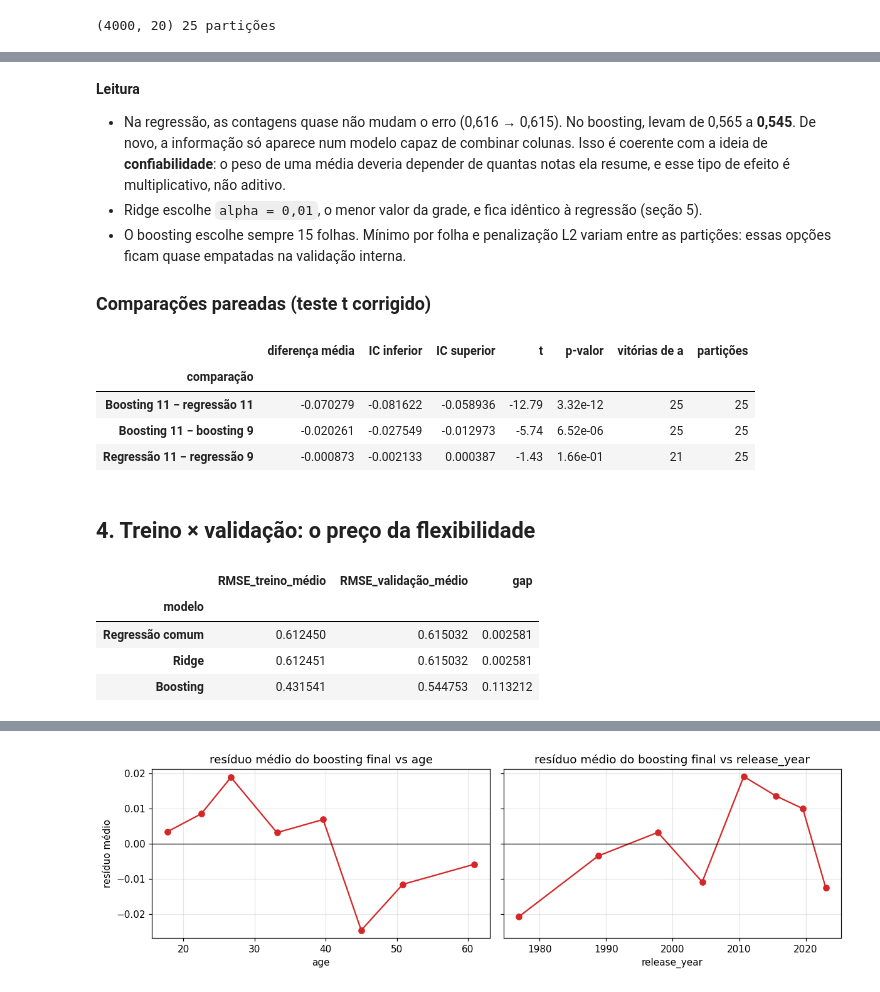
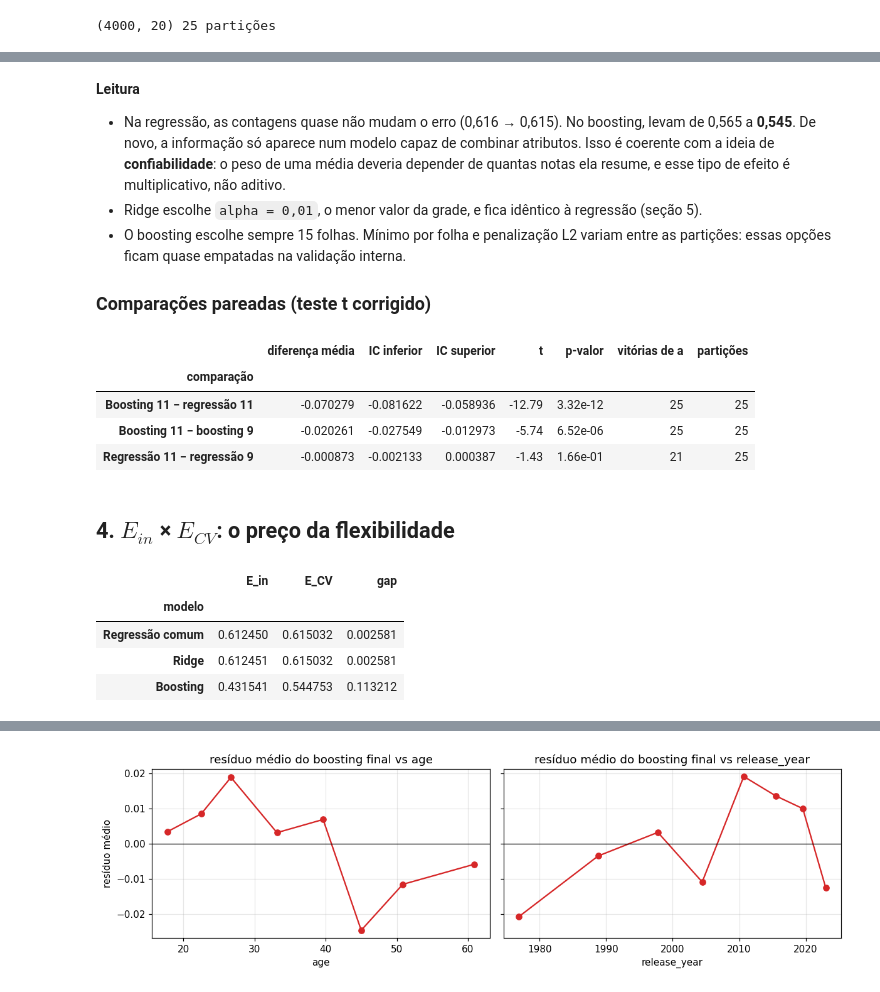
Before and after one commit to Robootic/movie-rating-prediction, a Jupyter notebook: notebooks/10_testes_finais.ipynb, the cells around one changed output, grey strips where cells are left out. Drawn from its saved outputs; the diff is of its cells as text; code cells hidden in the pictures.

```diff
--- a/notebooks/10_testes_finais.ipynb
+++ b/notebooks/10_testes_finais.ipynb
@@ -118,7 +118,7 @@ display(counts.to_frame())
 |  | 10.0 | 15 | 20 | 5 |
 # %% [markdown]
 **Leitura**
-- Na regressão, as contagens quase não mudam o erro (0,616 → 0,615). No boosting, levam de 0,565 a **0,545**. De novo, a informação só aparece num modelo capaz de combinar colunas. Isso é coerente com a ideia de **confiabilidade**: o peso de uma média deveria depender de quantas notas ela resume, e esse tipo de efeito é multiplicativo, não aditivo.
+- Na regressão, as contagens quase não mudam o erro (0,616 → 0,615). No boosting, levam de 0,565 a **0,545**. De novo, a informação só aparece num modelo capaz de combinar atributos. Isso é coerente com a ideia de **confiabilidade**: o peso de uma média deveria depender de quantas notas ela resume, e esse tipo de efeito é multiplicativo, não aditivo.
 - Ridge escolhe `alpha = 0,01`, o menor valor da grade, e fica idêntico à regressão (seção 5).
 - O boosting escolhe sempre 15 folhas. Mínimo por folha e penalização L2 variam entre as partições: essas opções ficam quase empatadas na validação interna.
 
@@ -142,13 +142,13 @@ display(tests.set_index('comparação').style.format({'p-valor': '{:.2e}', 'dife
 | Boosting 11 − boosting 9 | -0.020261 | -0.027549 | -0.012973 | -5.74 | 6.52e-06 | 25 | 25 |
 | Regressão 11 − regressão 9 | -0.000873 | -0.002133 | 0.000387 | -1.43 | 1.66e-01 | 21 | 25 |
 # %% [markdown]
-## 4. Treino × validação: o preço da flexibilidade
+## 4. $E_{in}$ × $E_{CV}$: o preço da flexibilidade
 # %%
-gap = summary_11.set_index('modelo')[['RMSE_treino_médio', 'RMSE_validação_médio']].copy()
-gap['gap'] = gap['RMSE_validação_médio'] - gap['RMSE_treino_médio']
+gap = summary_11.set_index('modelo')[['E_in', 'E_CV']].copy()
+gap['gap'] = gap['E_CV'] - gap['E_in']
 display(gap.round(6))
 # %% [output]
-|  | RMSE_treino_médio | RMSE_validação_médio | gap |
+|  | E_in | E_CV | gap |
 | modelo |  |  |  |
 | Regressão comum | 0.612450 | 0.615032 | 0.002581 |
 | Ridge | 0.612451 | 0.615032 | 0.002581 |
```
Also changed, not shown: parts of 15 cells of this notebook, 55 other files.
